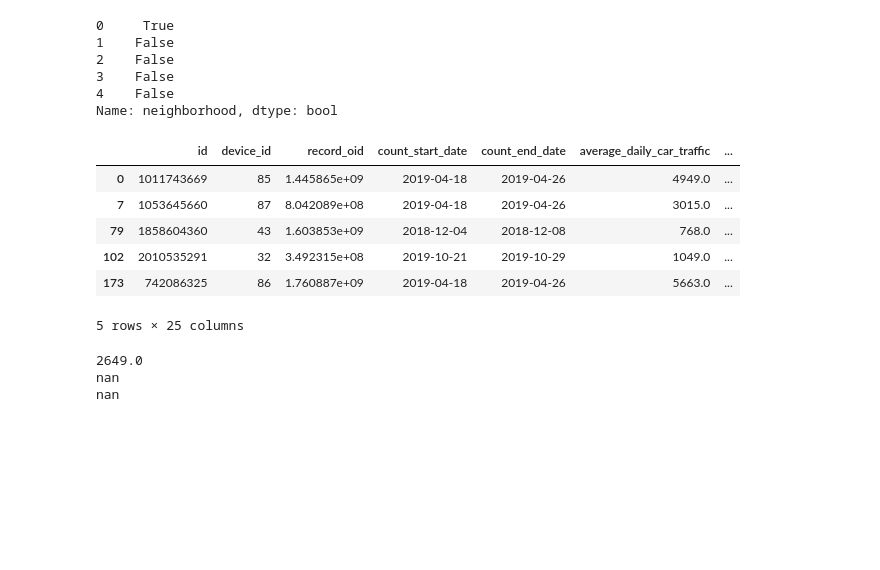
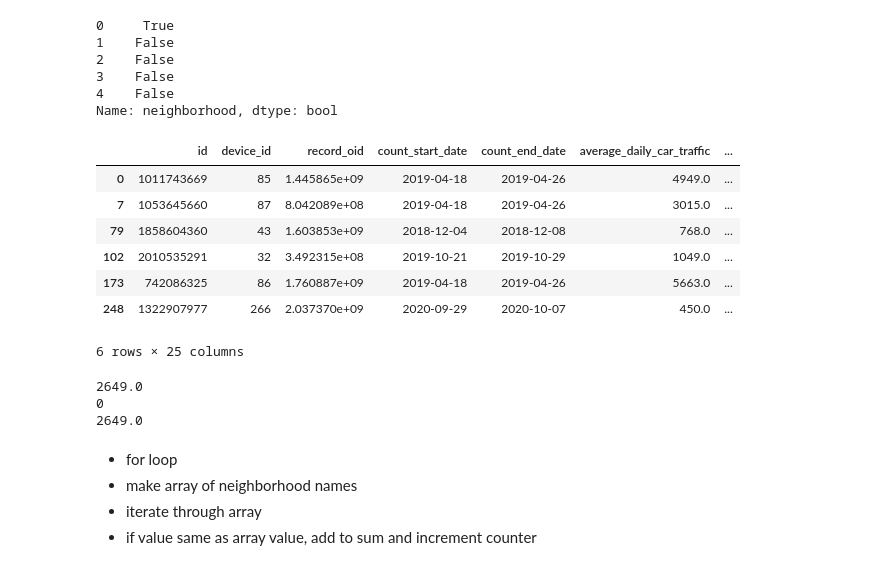
Before and after one commit to d3tk/CMPINF0010-FINAL-PROJECT, a Jupyter notebook: traffic.ipynb, the cells around one changed output. Drawn from its saved outputs; the diff is of its cells as text; code cells hidden in the pictures; blank space fills up the shorter version.

Commit message:
finished traffic analysis

```diff
--- a/traffic.ipynb
+++ b/traffic.ipynb
@@ -28,25 +30,34 @@ Name: neighborhood, dtype: bool
 # %%
 #create polish hill subset
 polish_hill = traffic_counts[polish_hill_qm]
-polish_hill.head()
+polish_hill.head(25)
 # %% [output]
 |  | id | device_id | record_oid | count_start_date | count_end_date | average_daily_car_traffic | ... |
 | 0 | 1011743669 | 85 | 1.445865e+09 | 2019-04-18 | 2019-04-26 | 4949.0 | ... |
 | 7 | 1053645660 | 87 | 8.042089e+08 | 2019-04-18 | 2019-04-26 | 3015.0 | ... |
 | 79 | 1858604360 | 43 | 1.603853e+09 | 2018-12-04 | 2018-12-08 | 768.0 | ... |
 | 102 | 2010535291 | 32 | 3.492315e+08 | 2019-10-21 | 2019-10-29 | 1049.0 | ... |
 | 173 | 742086325 | 86 | 1.760887e+09 | 2019-04-18 | 2019-04-26 | 5663.0 | ... |
+| 248 | 1322907977 | 266 | 2.037370e+09 | 2020-09-29 | 2020-10-07 | 450.0 | ... |
-5 rows × 25 columns
+6 rows × 25 columns
 # %%
-polish_hill_car_mean = polish_hill["average_daily_car_traffic"].mean()
+polish_hill_car_mean = polish_hill["average_daily_car_traffic"].mean( skipna = True)
 print(polish_hill_car_mean)
 
-polish_hill_bike_mean = polish_hill["average_daily_bike_traffic"].mean()
+polish_hill_bike_mean = polish_hill["average_daily_bike_traffic"].mean( skipna = True)
+#if(polish_hill_bike_mean is Nan):
+polish_hill_bike_mean = 0
+
 print(polish_hill_bike_mean)
 
 polish_hill_mean = polish_hill_car_mean + polish_hill_bike_mean
 print(polish_hill_mean)
 # %% [output]
 2649.0
-nan
-nan
+0
+2649.0
+# %% [markdown]
+* for loop
+* make array of neighborhood names
+* iterate through array
+* if value same as array value, add to sum and increment counter
```
Also changed, not shown: parts of 10 cells of this notebook.
